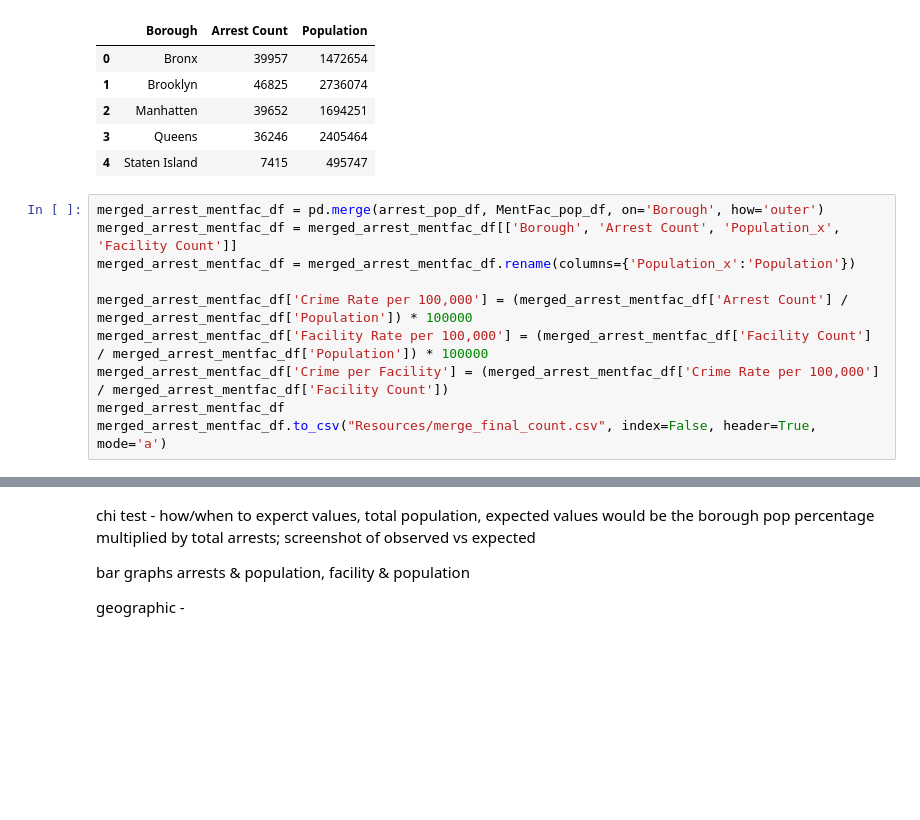
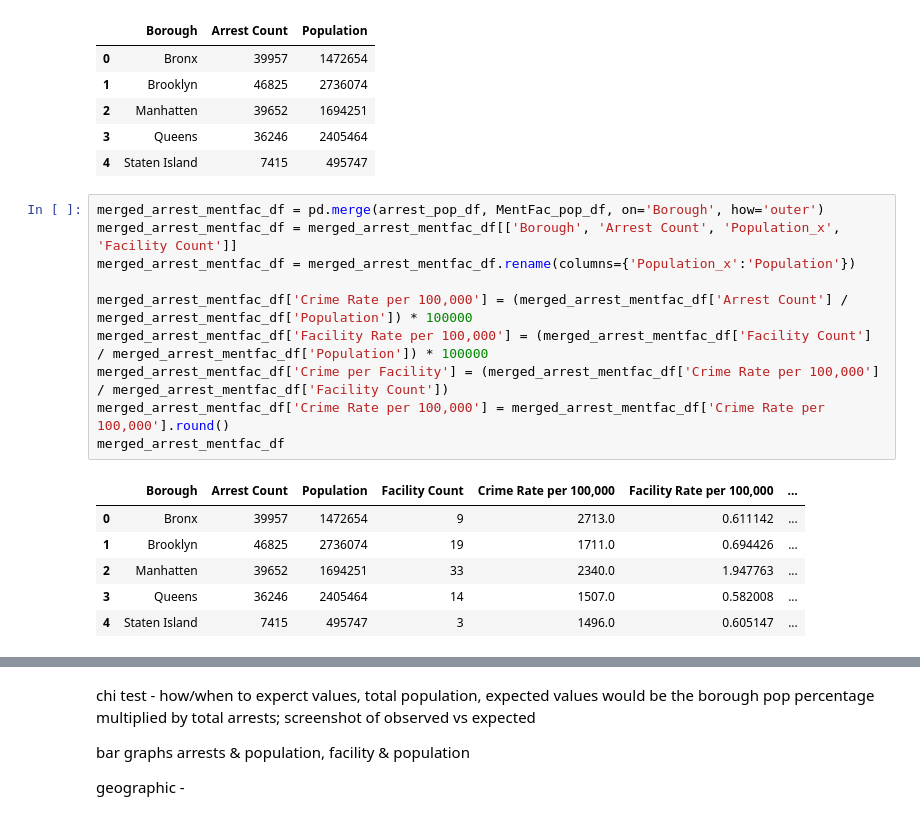
Before and after one commit to Fcoleman06/Group3_project1, a Jupyter notebook: Merged_counts.ipynb, the cells around one changed output, grey strips where cells are left out. Saved outputs shown, nothing was run; the diff lists cells and outputs as text; blank space fills up the shorter version.

```diff
--- a/Merged_counts.ipynb
+++ b/Merged_counts.ipynb
@@ -84,10 +84,17 @@ arrest_pop_df.head()
 # %%
 merged_arrest_mentfac_df = pd.merge(arrest_pop_df, MentFac_pop_df, on='Borough', how='outer')
 merged_arrest_mentfac_df = merged_arrest_mentfac_df[['Borough', 'Arrest Count', 'Population_x', 'Facility Count']]
 merged_arrest_mentfac_df = merged_arrest_mentfac_df.rename(columns={'Population_x':'Population'})
 
 merged_arrest_mentfac_df['Crime Rate per 100,000'] = (merged_arrest_mentfac_df['Arrest Count'] / merged_arrest_mentfac_df['Population']) * 100000
 merged_arrest_mentfac_df['Facility Rate per 100,000'] = (merged_arrest_mentfac_df['Facility Count'] / merged_arrest_mentfac_df['Population']) * 100000
 merged_arrest_mentfac_df['Crime per Facility'] = (merged_arrest_mentfac_df['Crime Rate per 100,000'] / merged_arrest_mentfac_df['Facility Count'])
+merged_arrest_mentfac_df['Crime Rate per 100,000'] = merged_arrest_mentfac_df['Crime Rate per 100,000'].round()
 merged_arrest_mentfac_df
-merged_arrest_mentfac_df.to_csv("Resources/merge_final_count.csv", index=False, header=True, mode='a')
+# %% [output]
+|  | Borough | Arrest Count | Population | Facility Count | Crime Rate per 100,000 | Facility Rate per 100,000 | ... |
+| 0 | Bronx | 39957 | 1472654 | 9 | 2713.0 | 0.611142 | ... |
+| 1 | Brooklyn | 46825 | 2736074 | 19 | 1711.0 | 0.694426 | ... |
+| 2 | Manhatten | 39652 | 1694251 | 33 | 2340.0 | 1.947763 | ... |
+| 3 | Queens | 36246 | 2405464 | 14 | 1507.0 | 0.582008 | ... |
+| 4 | Staten Island | 7415 | 495747 | 3 | 1496.0 | 0.605147 | ... |
```
Also changed, not shown: parts of 8 cells of this notebook, 6 other files.
